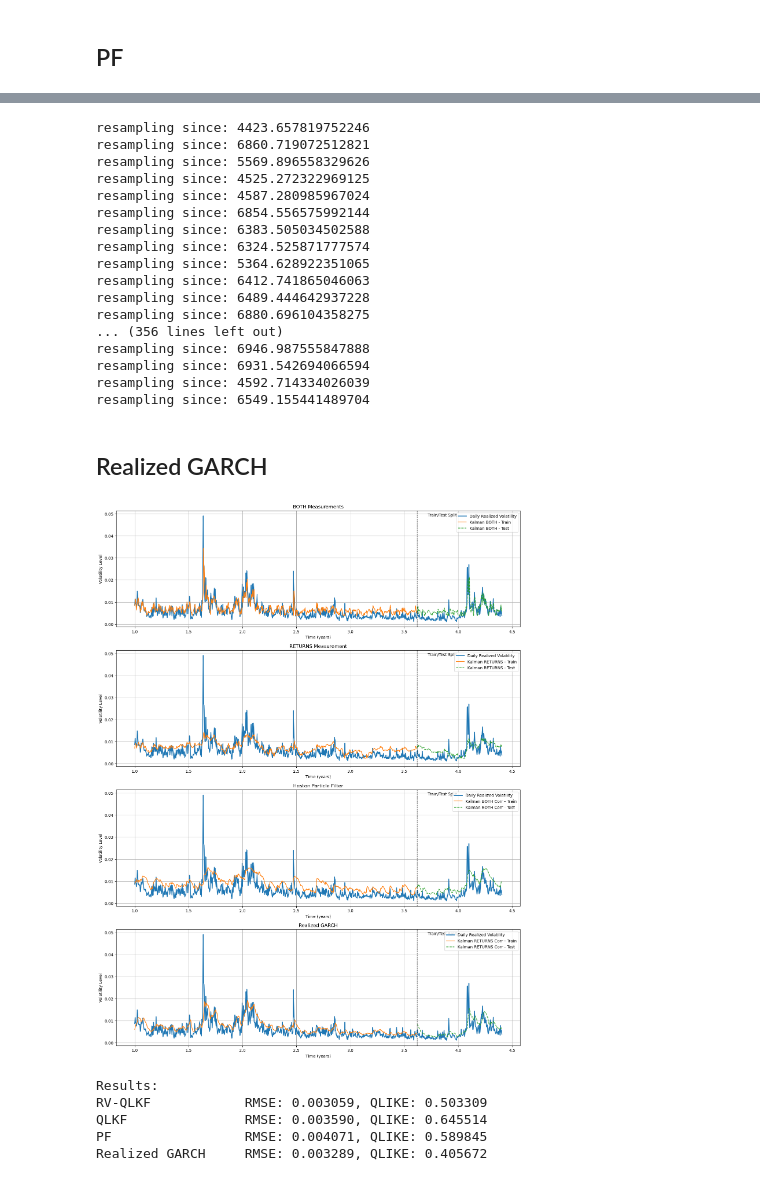
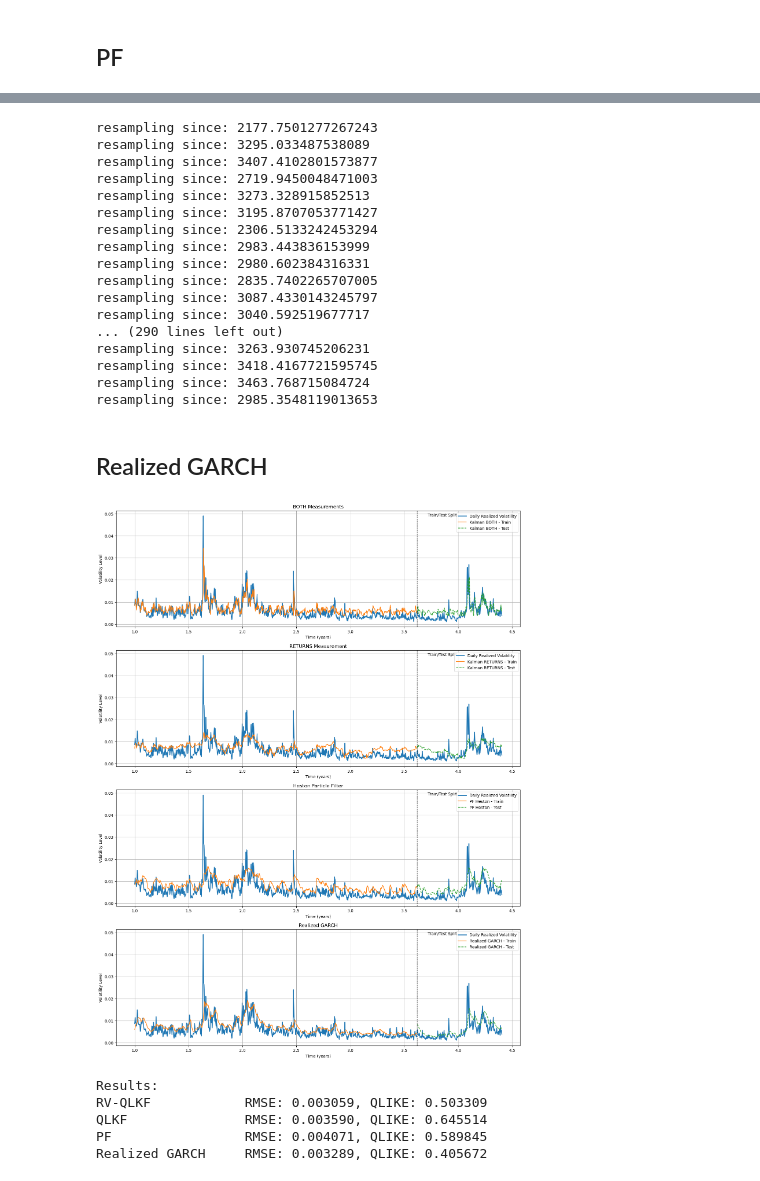
Before and after one commit to HyunminHong/Kalman-Heston-Filter, a Jupyter notebook: simulation_studies/empirical_data.ipynb, the cells around one changed output, grey strips where cells are left out. Saved outputs shown, nothing was run; the diff lists cells and outputs as text; code cells hidden in the pictures.

```diff
--- a/simulation_studies/empirical_data.ipynb
+++ b/simulation_studies/empirical_data.ipynb
@@ -103,7 +106,7 @@ plt.style.use('seaborn-v0_8-whitegrid')
 fig, ax = plt.subplots(figsize=(12, 7))
 
 # Plot the raw observations as a scatter plot
-ax.scatter(x_returns, y_next_vol, alpha=0.2, color='lightblue', label='Daily Observations (Return vs. Next-Day RV)')
+ax.scatter(x_returns, y_next_vol, alpha=0.2, color='lightblue', label='Daily Observations (Return vs. RV)')
 
 # Plot the smoothed News Impact Curve
 ax.plot(x_smooth, y_smooth, color='crimson', linewidth=2.5, label='News Impact Curve (LOWESS)')
@@ -115,7 +118,7 @@ ax.axvline(x=0, color='black', linestyle='-', linewidth=1.2)
 # Add titles and labels for a publication-quality figure
 ax.set_title('News Impact Curve: SPY (2014-2018)', fontsize=16, weight='bold')
 ax.set_xlabel('Daily Log Return ($r_t$)', fontsize=12)
-ax.set_ylabel('Next-Day Realized Volatility ($RV_{t+1}$)', fontsize=12)
+ax.set_ylabel('Daily Realized Volatility ($\mathrm{RV}_t$)', fontsize=12)
 ax.legend(loc='upper center', fontsize=11)
 
 # Set axis limits to focus on the area of interest
@@ -229,7 +232,7 @@ Optimized parameters (RETURNS): [ 1.99641675e-02  6.54293358e-05  4.19997695e-03
 # %% [markdown]
 ## PF
 # %%
-pf_heston_train = PFHeston(train_returns, N=10000, dt=1/252, is_log=True)
+pf_heston_train = PFHeston(train_returns, N=5000, dt=1/252, is_log=True)
 
 param_bounds_train = [
     (0.02, 0.5),      # mu
@@ -263,26 +266,26 @@ resampling since: 6888.851909966398
 # %%
-pf_heston_test = PFHeston(test_returns, N=10000, dt=1/252, is_log=True)
+pf_heston_test = PFHeston(test_returns, N=5000, dt=1/252, is_log=True)
 
 V_pf_train, _ = pf_heston_train.filter([*param_bounds, daily_RV[0]], predict_obs=False)
 V_pf_test, _ = pf_heston_test.filter([*param_bounds, V_pf_train[-1]], predict_obs=False)
 # %% [output]
-resampling since: 4423.657819752246
-resampling since: 6860.719072512821
-resampling since: 5569.896558329626
-resampling since: 4525.272322969125
-resampling since: 4587.280985967024
-resampling since: 6854.556575992144
-resampling since: 6383.505034502588
-resampling since: 6324.525871777574
-resampling since: 5364.628922351065
-resampling since: 6412.741865046063
-resampling since: 6489.444642937228
-resampling since: 6880.696104358275
-... (356 lines left out)
-resampling since: 6946.987555847888
-resampling since: 6931.542694066594
-resampling since: 4592.714334026039
-resampling since: 6549.155441489704
+resampling since: 2177.7501277267243
+resampling since: 3295.033487538089
+resampling since: 3407.4102801573877
+resampling since: 2719.9450048471003
+resampling since: 3273.328915852513
+resampling since: 3195.8707053771427
+resampling since: 2306.5133242453294
+resampling since: 2983.443836153999
+resampling since: 2980.602384316331
+resampling since: 2835.7402265707005
+resampling since: 3087.4330143245797
+resampling since: 3040.592519677717
+... (290 lines left out)
+resampling since: 3263.930745206231
+resampling since: 3418.4167721595745
+resampling since: 3463.768715084724
+resampling since: 2985.3548119013653
 # %%
 V_pf_train_daily = V_pf_train / 500
 V_pf_test_daily = V_pf_test / 500
@@ -302,7 +305,7 @@ predicted_vol = model.predict(test_returns, test_RV)
 v_item = 'V_pred'
 
 titles_all = ["BOTH Measurements", "RETURNS Measurement", "Heston Particle Filter", "Realized GARCH"]
-labels_all = ["Kalman BOTH", "Kalman RETURNS", "Kalman BOTH Corr", "Kalman RETURNS Corr", "PF Heston", "Realized GARCH"]
+labels_all = ["Kalman BOTH", "Kalman RETURNS", "PF Heston", "Realized GARCH"]
 train_all = [train_result_both_corr[v_item].clip(1.5e-5, None), train_result_returns_corr[v_item].clip(6e-6, None), V_pf_train_daily, fitted_vol]
 test_all = [test_result_both_corr[v_item].clip(1.5e-5, None), test_result_returns_corr[v_item].clip(6e-6, None), V_pf_test_daily, predicted_vol]
 
@@ -322,34 +325,34 @@ for i, ax in enumerate(axes):
     assert len(filt_train) == len(true_train), f"In-sample length mismatch for {titles_all[i]}"
     assert len(filt_test) == len(true_test), f"Out-of-sample length mismatch for {titles_all[i]}"
 
     # Plot true and predicted volatility
     ax.plot(time_daily[burnin:], np.sqrt(daily_RV[burnin:]), label="Daily Realized Volatility", lw=2)
     ax.plot(time_daily[burnin:split_index], np.sqrt(filt_train), label=f"{labels_all[i]} - Train", lw=1.5)
     ax.plot(time_daily[split_index:], np.sqrt(filt_test), label=f"{labels_all[i]} - Test", lw=1.5, linestyle="--")
 
     # Mark the train/test split
     ax.axvline(time_daily[split_index], color='black', linestyle='--', lw=1)
     ax.text(time_daily[split_index] + 0.1, ax.get_ylim()[1]*0.95, 'Train/Test Split', color='black')
 
     # === Add vertical lines for negative predicted variances ===
     # For train
     neg_train_indices = np.where(np.array(filt_train) < 0)[0]
     for idx in neg_train_indices:
         ax.axvline(time_daily[burnin + idx], color='red', linestyle=':', lw=1, alpha=0.7)
 
     # For test
     neg_test_indices = np.where(np.array(filt_test) < 0)[0]
     for idx in neg_test_indices:
         ax.axvline(time_daily[split_index + idx], color='red', linestyle=':', lw=1, alpha=0.7)
 
     # Final plot styling
     ax.set_title(f"{titles_all[i]}")
     ax.set_xlabel("Time (years)")
     ax.set_ylabel("Volatility Level")
     ax.legend(loc="upper right")
     ax.grid(True)
 # %% [output]
-[figure, old version]
+[figure, new version]
 # %%
 def qlike_loss(true_var, pred_var):
     y = np.asarray(true_var)
```
Also changed, not shown: parts of 5 cells of this notebook, 1 other file.
